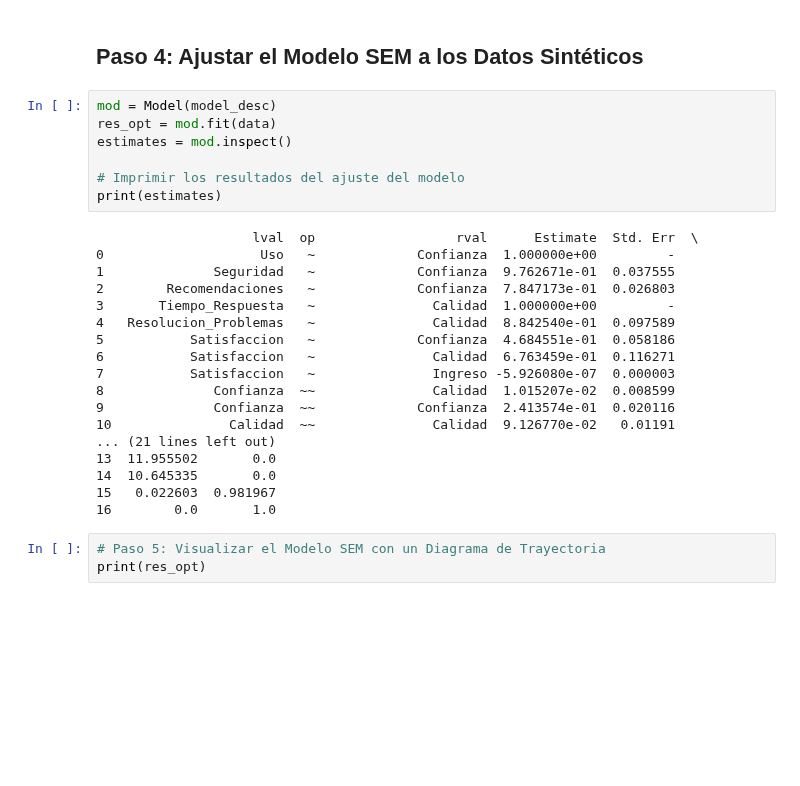
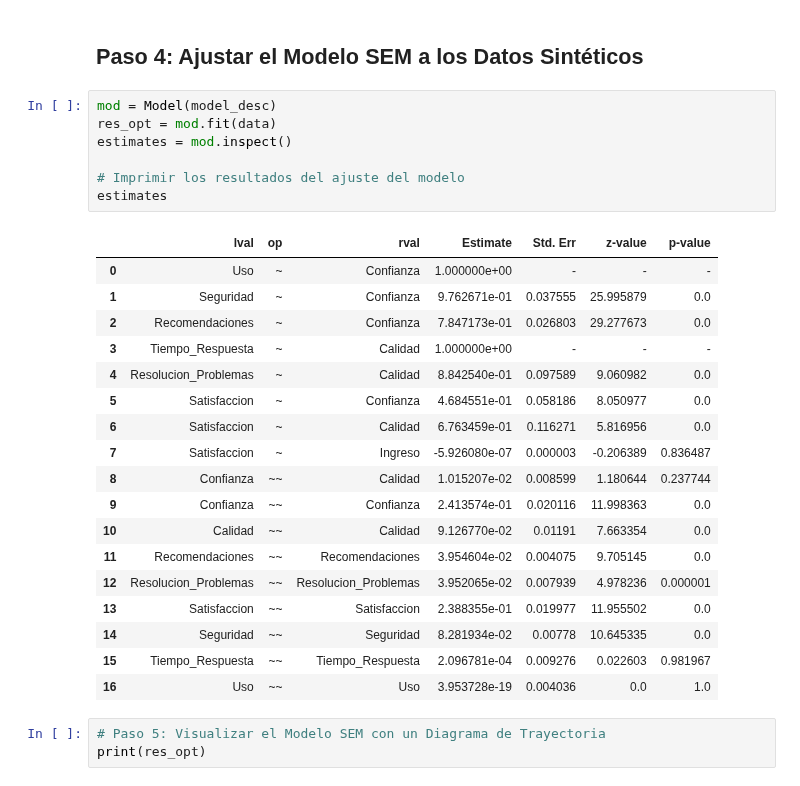
Before and after one commit to LuisMB09/lab_analisis_datos, a Jupyter notebook: clase12-sem.ipynb, the cells around one changed output. Cells and saved outputs as stored; diff of their text form; blank space fills up the shorter version.

```diff
--- a/clase12-sem.ipynb
+++ b/clase12-sem.ipynb
@@ -204,28 +203,29 @@ data = pd.DataFrame({
 # %%
 mod = Model(model_desc)
 res_opt = mod.fit(data)
 estimates = mod.inspect()
 
 # Imprimir los resultados del ajuste del modelo
-print(estimates)
+estimates
 # %% [output]
-                    lval  op                  rval      Estimate  Std. Err  \
-0                    Uso   ~             Confianza  1.000000e+00         -
-1              Seguridad   ~             Confianza  9.762671e-01  0.037555
-2        Recomendaciones   ~             Confianza  7.847173e-01  0.026803
-3       Tiempo_Respuesta   ~               Calidad  1.000000e+00         -
-4   Resolucion_Problemas   ~               Calidad  8.842540e-01  0.097589
-5           Satisfaccion   ~             Confianza  4.684551e-01  0.058186
-6           Satisfaccion   ~               Calidad  6.763459e-01  0.116271
-7           Satisfaccion   ~               Ingreso -5.926080e-07  0.000003
-8              Confianza  ~~               Calidad  1.015207e-02  0.008599
-9              Confianza  ~~             Confianza  2.413574e-01  0.020116
-10               Calidad  ~~               Calidad  9.126770e-02   0.01191
-... (21 lines left out)
-13  11.955502       0.0
-14  10.645335       0.0
-15   0.022603  0.981967
-16        0.0       1.0
+|  | lval | op | rval | Estimate | Std. Err | z-value | p-value |
+| 0 | Uso | ~ | Confianza | 1.000000e+00 | - | - | - |
+| 1 | Seguridad | ~ | Confianza | 9.762671e-01 | 0.037555 | 25.995879 | 0.0 |
+| 2 | Recomendaciones | ~ | Confianza | 7.847173e-01 | 0.026803 | 29.277673 | 0.0 |
+| 3 | Tiempo_Respuesta | ~ | Calidad | 1.000000e+00 | - | - | - |
+| 4 | Resolucion_Problemas | ~ | Calidad | 8.842540e-01 | 0.097589 | 9.060982 | 0.0 |
+| 5 | Satisfaccion | ~ | Confianza | 4.684551e-01 | 0.058186 | 8.050977 | 0.0 |
+| 6 | Satisfaccion | ~ | Calidad | 6.763459e-01 | 0.116271 | 5.816956 | 0.0 |
+| 7 | Satisfaccion | ~ | Ingreso | -5.926080e-07 | 0.000003 | -0.206389 | 0.836487 |
+| 8 | Confianza | ~~ | Calidad | 1.015207e-02 | 0.008599 | 1.180644 | 0.237744 |
+| 9 | Confianza | ~~ | Confianza | 2.413574e-01 | 0.020116 | 11.998363 | 0.0 |
+| 10 | Calidad | ~~ | Calidad | 9.126770e-02 | 0.01191 | 7.663354 | 0.0 |
+| 11 | Recomendaciones | ~~ | Recomendaciones | 3.954604e-02 | 0.004075 | 9.705145 | 0.0 |
+| 12 | Resolucion_Problemas | ~~ | Resolucion_Problemas | 3.952065e-02 | 0.007939 | 4.978236 | 0.000001 |
+| 13 | Satisfaccion | ~~ | Satisfaccion | 2.388355e-01 | 0.019977 | 11.955502 | 0.0 |
+| 14 | Seguridad | ~~ | Seguridad | 8.281934e-02 | 0.00778 | 10.645335 | 0.0 |
+| 15 | Tiempo_Respuesta | ~~ | Tiempo_Respuesta | 2.096781e-04 | 0.009276 | 0.022603 | 0.981967 |
+| 16 | Uso | ~~ | Uso | 3.953728e-19 | 0.004036 | 0.0 | 1.0 |
 # %%
 # Paso 5: Visualizar el Modelo SEM con un Diagrama de Trayectoria
 print(res_opt)
```
Also changed, not shown: parts of 2 cells of this notebook.
